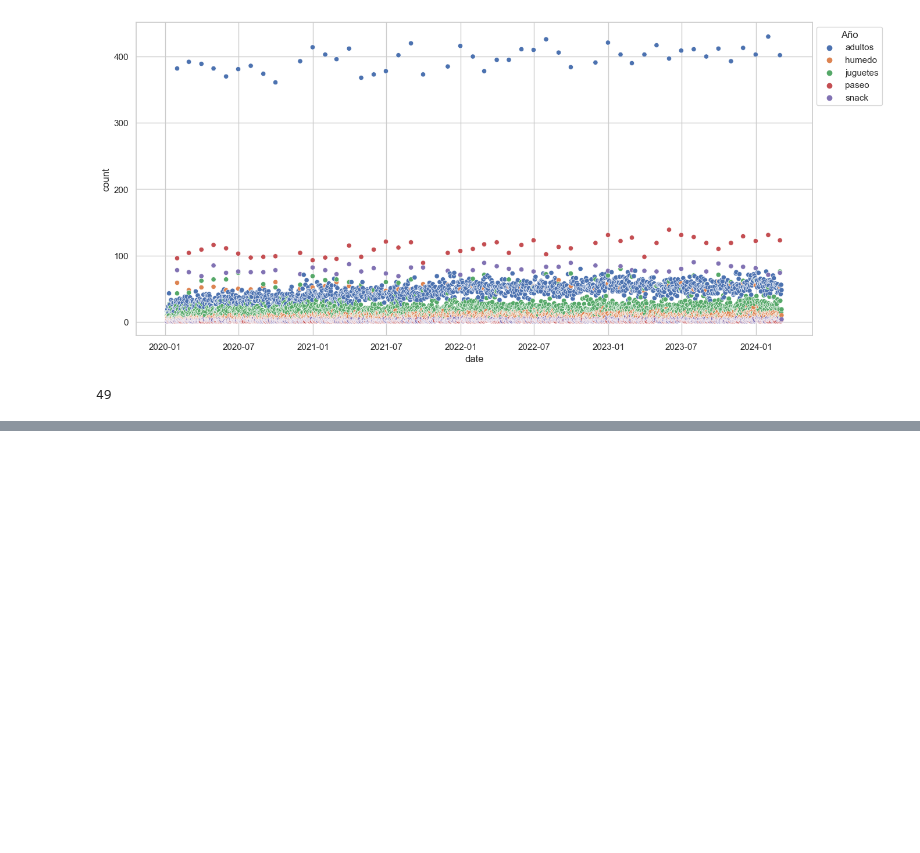
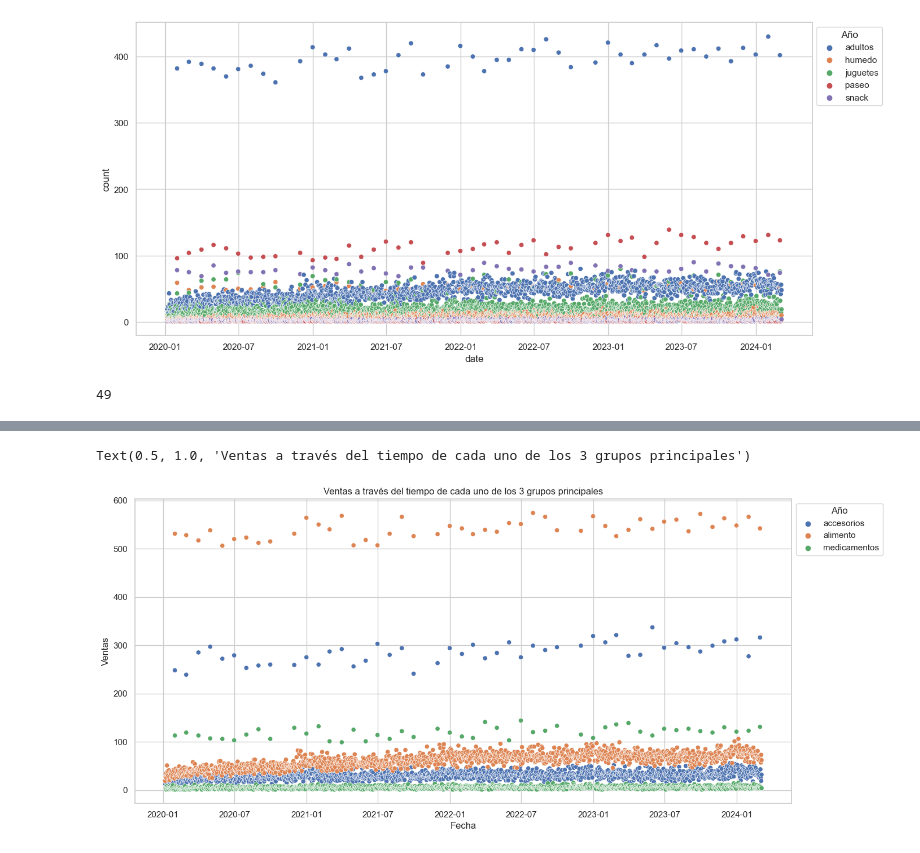
Before and after one commit to yaelcohenk/Capstone, a Jupyter notebook: src/EDA.ipynb, the cells around one changed output, grey strips where cells are left out. Drawn from its saved outputs; the diff is of its cells as text; code cells hidden in the pictures; blank space fills up the shorter version.

```diff
--- a/src/EDA.ipynb
+++ b/src/EDA.ipynb
@@ -519,3 +506,6 @@ database["description_2"].unique()
 print(len(database["description_2"].unique()))
 # %% [output]
 49
+# %%
+database_grupos_grandes = database.groupby(["group_description", "date"]).size().reset_index()
+database_grupos_grandes.columns = ["Grupo", "Fecha", "Ventas"]
@@ -521,0 +528,8 @@ print(len(database["description_2"].unique()))
+# %%
+fig, ax = plt.subplots(figsize=(15, 7))
+sns.scatterplot(data=database_grupos_grandes, x="Fecha", y="Ventas", hue="Grupo")
+ax.legend(title="Año", bbox_to_anchor=(1, 1), loc="upper left")
+plt.title("Ventas a través del tiempo de cada uno de los 3 grupos principales")
+# %% [output]
+Text(0.5, 1.0, 'Ventas a través del tiempo de cada uno de los 3 grupos principales')
+[figure, added]
```
Also changed, not shown: parts of 4 cells of this notebook.
